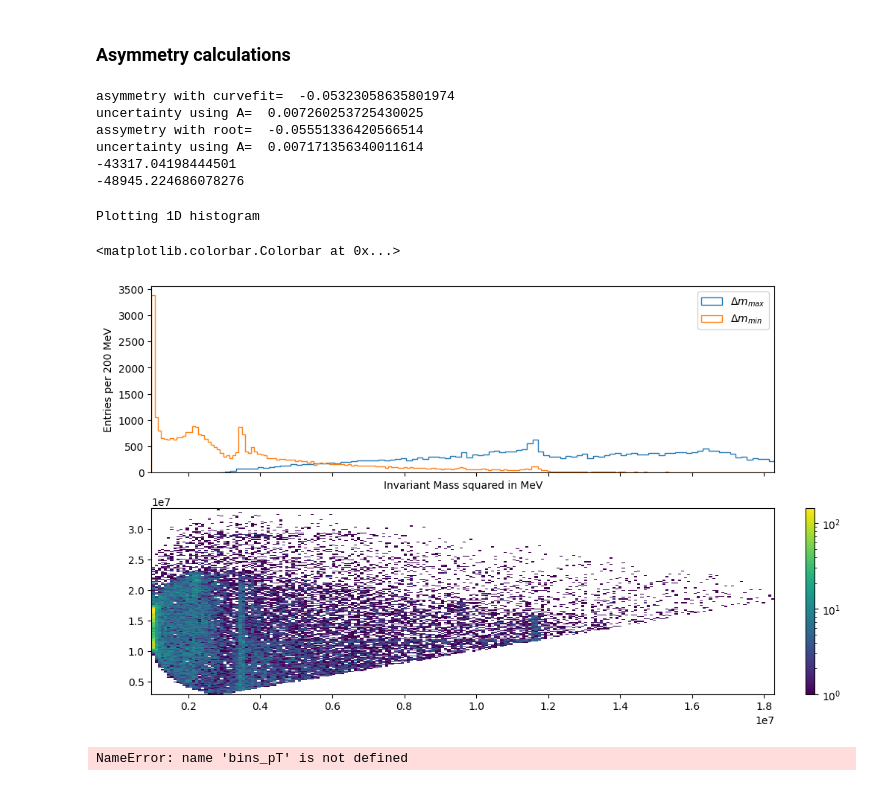
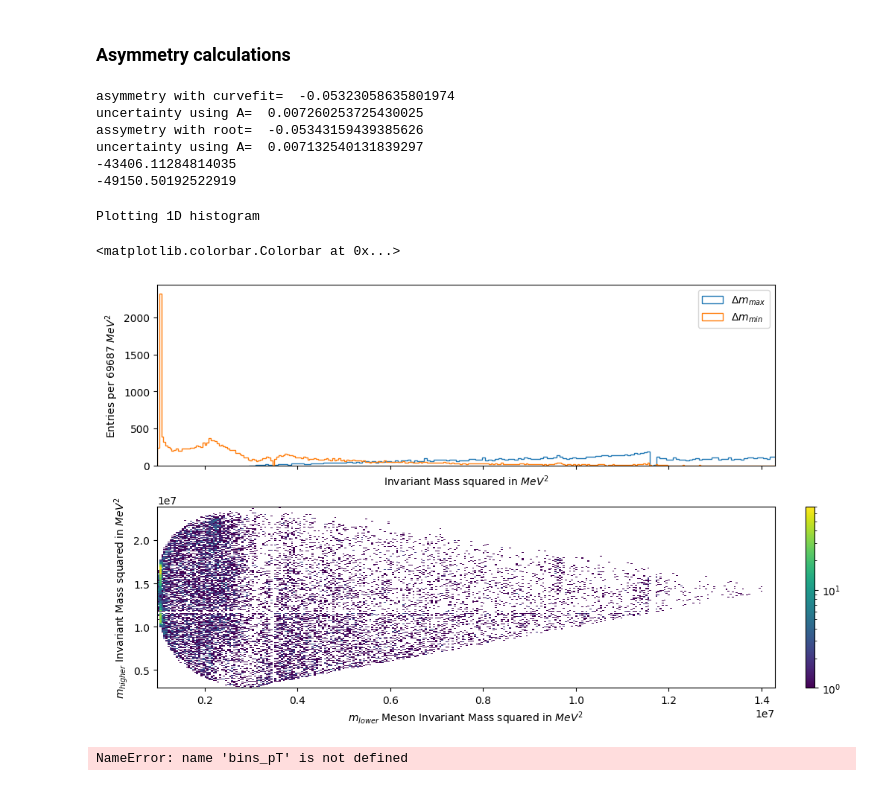
Before and after one commit to damianfrench/MatterAntimatterLab, a Jupyter notebook: Analysis_example.ipynb, the cells around one changed output. Saved outputs shown, nothing was run; the diff lists cells and outputs as text; code cells hidden in the pictures.

```diff
--- a/Analysis_example.ipynb
+++ b/Analysis_example.ipynb
@@ -427,6 +427,8 @@ prob_pi=prob_pi[cut]
 m_B_all=np.concatenate(m_B_all)
 m_B_all_uncertainties=np.concatenate(m_B_all_uncertainties)
 
+dalitz_plot_m_B=m_B_all
+
 three_body_mask=(m_B_all>=5250) & (m_B_all<=5300)
 m_R_neutral_1=np.concatenate(m_R_neutral_1)
 m_R_neutral_1_uncertainties=np.concatenate(m_R_neutral_1_uncertainties)
@@ -488,3 +490,12 @@ Expected yield: 16923.31, Expected purity: 0.83
 [figure]
 35897
 35897
+# %%
+dalitz_plot_m_B=dalitz_plot_m_B[total_removal_mask]
+dalitz_plot_m_high=dalitz_plot_m_high[total_removal_mask]
+dalitz_plot_m_low=dalitz_plot_m_low[total_removal_mask]
+
+
+print(len(dalitz_plot_m_B))
+print(len(dalitz_plot_m_high))
+print(len(dalitz_plot_m_low))
@@ -1014,24 +1367,24 @@ print("asymmetry with curvefit= ",A)
 # print("uncertainty using N= ",Asymmetry_uncertainty_with_N(N_positive,N_pos_err,N_negative,N_neg_err))
 print("uncertainty using A= ",Asymmetry_uncertainty_with_A(N_positive,N_negative,A))
 
-A=Asymmetry(result_pos['result'].floatParsFinal().find("N_s1").getVal(),result_neg['result'].floatParsFinal().find("N_s1").getVal())
+A=Asymmetry(result_pos_unbinned['result'].floatParsFinal().find("N_s1").getVal(),result_neg_unbinned['result'].floatParsFinal().find("N_s1").getVal())
 print("assymetry with root= ",A)
 
-print("uncertainty using A= ",Asymmetry_uncertainty_with_A(result_pos['result'].floatParsFinal().find("N_s1").getVal(),result_neg['result'].floatParsFinal().find("N_s1").getVal(),A))
+print("uncertainty using A= ",Asymmetry_uncertainty_with_A(result_pos_unbinned['result'].floatParsFinal().find("N_s1").getVal(),result_neg_unbinned['result'].floatParsFinal().find("N_s1").getVal(),A))
 
 
-nll_neg_value = result_neg['result'].minNll()
+nll_neg_value = result_neg_unbinned['result'].minNll()
 print(nll_neg_value)
 
-nll_pos_value = result_pos['result'].minNll()
+nll_pos_value = result_pos_unbinned['result'].minNll()
 print(nll_pos_value)
 # %% [output]
 asymmetry with curvefit=  -0.05323058635801974
 uncertainty using A=  0.007260253725430025
-assymetry with root=  -0.05551336420566514
-uncertainty using A=  0.007171356340011614
--43317.04198444501
--48945.224686078276
+assymetry with root=  -0.05343159439385626
+uncertainty using A=  0.007132540131839297
+-43406.11284814035
+-49150.50192522919
 # %%
 # Plot some histograms -- NOTE: this can take several minutes
 
@@ -1048,8 +1401,8 @@ print('Plotting 1D histogram')
 # values_m_R12,bins_m_R12,patches_m_R12 = ax[0].hist(m_high_all, bins = 200, range = [0, 6000],histtype='step',label='$m_{max}$')
 # values_m_R13,bins_m_R13,patches_m_R13 = ax[0].hist(m_low_all, bins = 200, range = [0, 6000],histtype='step',label='$m_{min}$')
 
-ax[0].hist(dalitz_plot_m_high**2,bins=200,histtype='step',label='$\Delta m_{max}$')
-ax[0].hist(dalitz_plot_m_low**2,bins=200,histtype='step',label='$\Delta m_{min}$')
+values_m_high,bins_m_high,patches_m_high=ax[0].hist(dalitz_plot_m_high**2,bins=300,histtype='step',label='$\Delta m_{max}$')
+values_m_low,bins_m_low,patches_m_low=ax[0].hist(dalitz_plot_m_low**2,bins=300,histtype='step',label='$\Delta m_{min}$')
 
 
 # values_m_B,bins_m_B,patches_m_B = ax[2].hist(m_B_all, bins = 200, weights=(1/m_B_all_uncertainties),range = [5000, 6000],histtype='step',label='$m_{B}$')
@@ -1079,37 +1432,41 @@ ax[0].hist(dalitz_plot_m_low**2,bins=200,histtype='step',label='$\Delta m_{min}$
 # #slight peak before could be from particle misidentification from choosing the wrong kaon candidate.
 
 # # B meson
 # ax[0].axvline(5279,color='k',linestyle='--')
 
 
 # peaks,_=scipy.signal.find_peaks(values_m_B,height=25)
 # widths,width_heights,pos_left,pos_right=scipy.signal.peak_widths(values_m_B,peaks,rel_height=0.5)
 # int_pos_right=int(np.floor(pos_right[0]))
 # int_pos_left=int(np.floor(pos_left[0]))
 # print(bins_m_B[peaks],values_m_B[peaks])
 # print((m_B.max()-m_B.min())/2000)
 # ax.scatter(bins_m_B[peaks],values_m_B[peaks],color='red')
 # ax.hlines(0.5*values_m_B[peaks],bins_m_B[int_pos_left],bins_m_B[int_pos_right],color='red')
 #ax[0].hist(pZ, bins = 200, range = [0, 100000],histtype='stepfilled',alpha=0.3,label='$p_{z}$')
 
-ax[0].set_xlabel('Invariant Mass squared in MeV')
-ax[0].set_ylabel('Entries per 200 MeV')
+bin_width=np.diff(bins_m_high)[0]
+ax[1].set_xlabel('$m_{lower}$ Meson Invariant Mass squared in $MeV^2$')
+ax[0].set_ylabel(f'Entries per {int(bin_width)} $MeV^2$')
+ax[0].set_xlabel('Invariant Mass squared in $MeV^2$')
 ax[0].legend()
 # ax[2].set_xlabel('Weighted Mass in MeV')
 # ax[2].set_ylabel('Entries per 200 MeV')
 # ax[2].legend()
 # ax[3].set_xlabel('Weighted Mass in MeV')
 # ax[3].set_ylabel('Entries per 200 MeV')
 # ax[3].legend()
 # plt.savefig('./plots/invariant_masses_particles_labelled_with_uncertainties.png')
 
 
-h2d=ax[1].hist2d(dalitz_plot_m_low**2,dalitz_plot_m_high**2,bins=200,norm=colors.LogNorm())
+h2d=ax[1].hist2d(dalitz_plot_m_low**2,dalitz_plot_m_high**2,bins=300,norm=colors.LogNorm())
+ax[1].set_ylabel('$m_{higher}$ Invariant Mass squared in $MeV^2$')
+
 fig.colorbar(h2d[3],ax=ax[1])
 # %% [output]
 Plotting 1D histogram
 <matplotlib.colorbar.Colorbar at 0x...>
-[figure, old version]
+[figure, new version]
 # %%
 # decaying exponential function
 def exponential(x, norm, decay):
```
Also changed, not shown: parts of 10 cells of this notebook.
